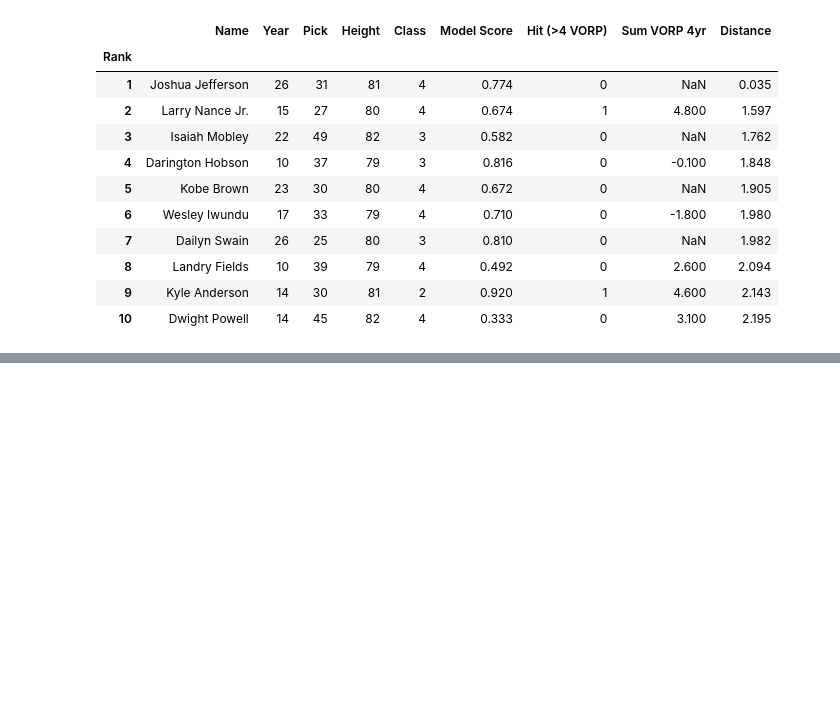
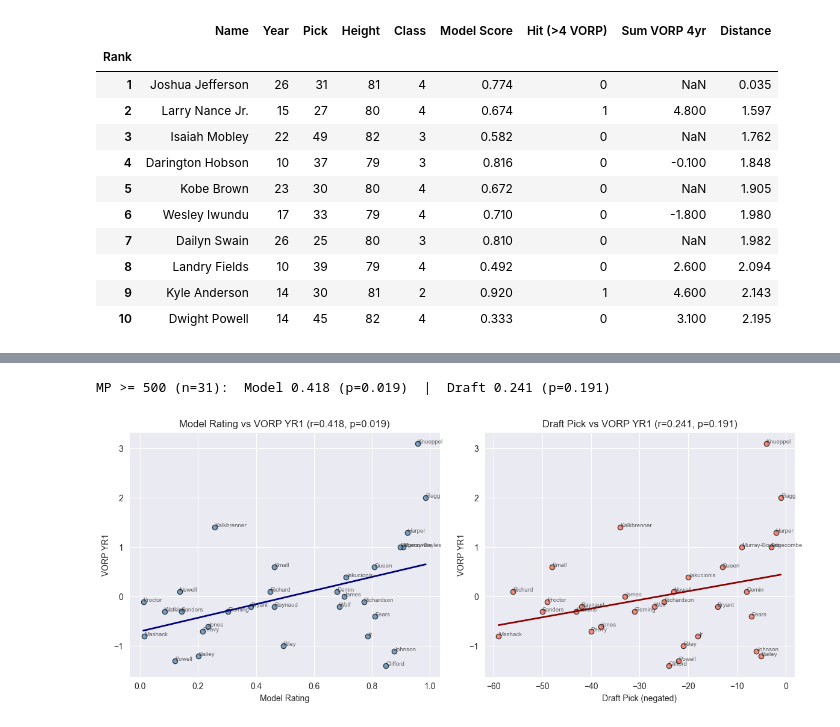
Before and after one commit to dannyharlan05/ncaab-nba-predictor, a Jupyter notebook: NCAAB Predictor.ipynb, the cells around one changed output, grey strips where cells are left out. Drawn from its saved outputs; the diff is of its cells as text; code cells hidden in the pictures; blank space fills up the shorter version.

```diff
--- a/NCAAB Predictor.ipynb
+++ b/NCAAB Predictor.ipynb
@@ -3073,0 +3302,8 @@ Features used: ['LogUsg/Ast', 'DraftValue', 'LogREB', 'LogFT%', 'TO', 'Height_in
+# %%
+
+for threshold in [0.1, 0.5, 0.75]:
+  top_n = df[df['VORP YR1'] >= threshold]
+  n = len(top_n)
+  model_corr, _ = stats.spearmanr(top_n['Model_Rating'], top_n['VORP YR1'])
+  pick_corr, _  = stats.spearmanr(-top_n['Pick'], top_n['VORP YR1'])
+  print(f"VORP >= {threshold} (n={n}):  Model {model_corr:.3f}  |  Draft {pick_corr:.3f}")
@@ -3073,0 +3367,5 @@ Features used: ['LogUsg/Ast', 'DraftValue', 'LogREB', 'LogFT%', 'TO', 'Height_in
+# %%
+mpg_df = pd.read_csv("/Users/dannyharlan/Desktop/ddd - Sheet1.csv")
+df = df.merge(mpg_df[['Name', 'MP', 'G']], on='Name', how='left')
+
+print(df[['Name', 'Pick', 'VORP YR1', 'MP']].sort_values('MP', ascending=False).to_string(index=False))
@@ -3073,0 +3428,39 @@ Features used: ['LogUsg/Ast', 'DraftValue', 'LogREB', 'LogFT%', 'TO', 'Height_in
+# %%
+played = df[df['MP'] >= 500]
+n = len(played)
+model_corr, model_p = stats.spearmanr(played['Model_Rating'], played['VORP YR1'])
+pick_corr, pick_p   = stats.spearmanr(-played['Pick'], played['VORP YR1'])
+print(f"MP >= 500 (n={n}):  Model {model_corr:.3f} (p={model_p:.3f})  |  Draft {pick_corr:.3f} (p={pick_p:.3f})")
+# %% [output]
+MP >= 500 (n=31):  Model 0.418 (p=0.019)  |  Draft 0.241 (p=0.191)
+# %%
+from scipy import stats as scipy_stats
+
+fig, axes = plt.subplots(1, 2, figsize=(12, 5))
+
+# Model Rating vs VORP
+axes[0].scatter(played['Model_Rating'], played['VORP YR1'], color='steelblue', edgecolors='black', alpha=0.7)
+for _, row in played.iterrows():
+  axes[0].annotate(row['Name'].split()[-1], (row['Model_Rating'], row['VORP YR1']), fontsize=7, alpha=0.7)
+m, b, _, _, _ = scipy_stats.linregress(played['Model_Rating'], played['VORP YR1'])
+x = np.linspace(played['Model_Rating'].min(), played['Model_Rating'].max(), 100)
+axes[0].plot(x, m*x + b, color='navy', linewidth=2)
+axes[0].set_xlabel('Model Rating')
+axes[0].set_ylabel('VORP YR1')
+axes[0].set_title(f'Model Rating vs VORP YR1 (r={model_corr:.3f}, p={model_p:.3f})')
+
+# Draft Pick vs VORP
+axes[1].scatter(-played['Pick'], played['VORP YR1'], color='tomato', edgecolors='black', alpha=0.7)
+for _, row in played.iterrows():
+  axes[1].annotate(row['Name'].split()[-1], (-row['Pick'], row['VORP YR1']), fontsize=7, alpha=0.7)
+m2, b2, _, _, _ = scipy_stats.linregress(-played['Pick'], played['VORP YR1'])
+x2 = np.linspace(-played['Pick'].max(), -played['Pick'].min(), 100)
+axes[1].plot(x2, m2*x2 + b2, color='darkred', linewidth=2)
+axes[1].set_xlabel('Draft Pick (negated)')
+axes[1].set_ylabel('VORP YR1')
+axes[1].set_title(f'Draft Pick vs VORP YR1 (r={pick_corr:.3f}, p={pick_p:.3f})')
+
+plt.tight_layout()
+plt.show()
+# %% [output]
+[figure, added]
```
Also changed, not shown: parts of 25 cells of this notebook, 2 other files.
